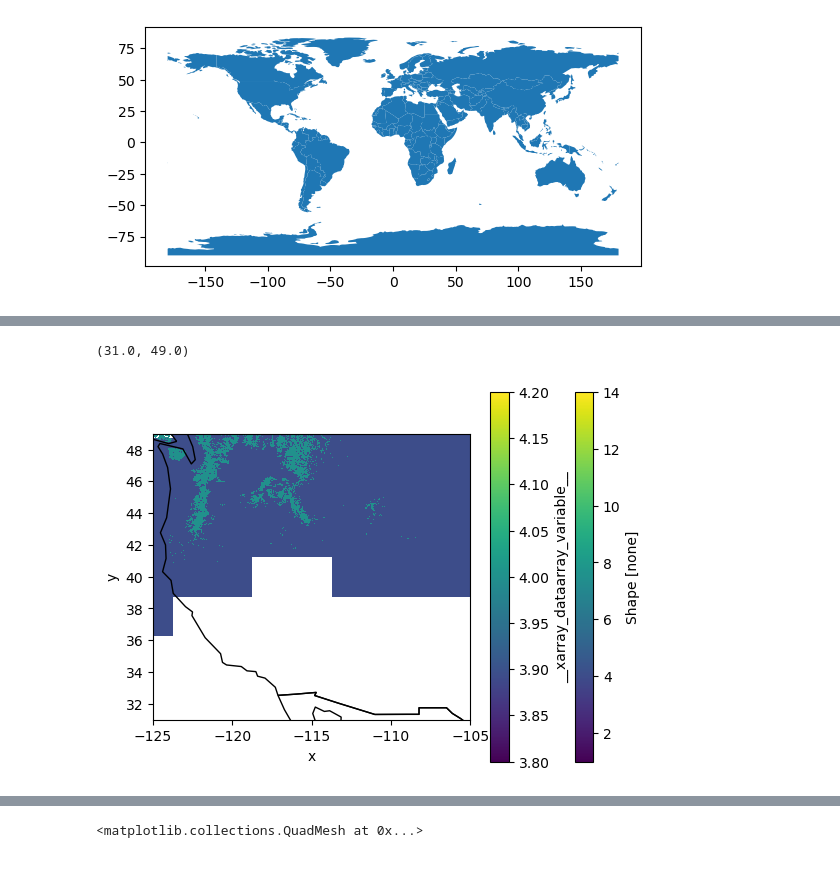
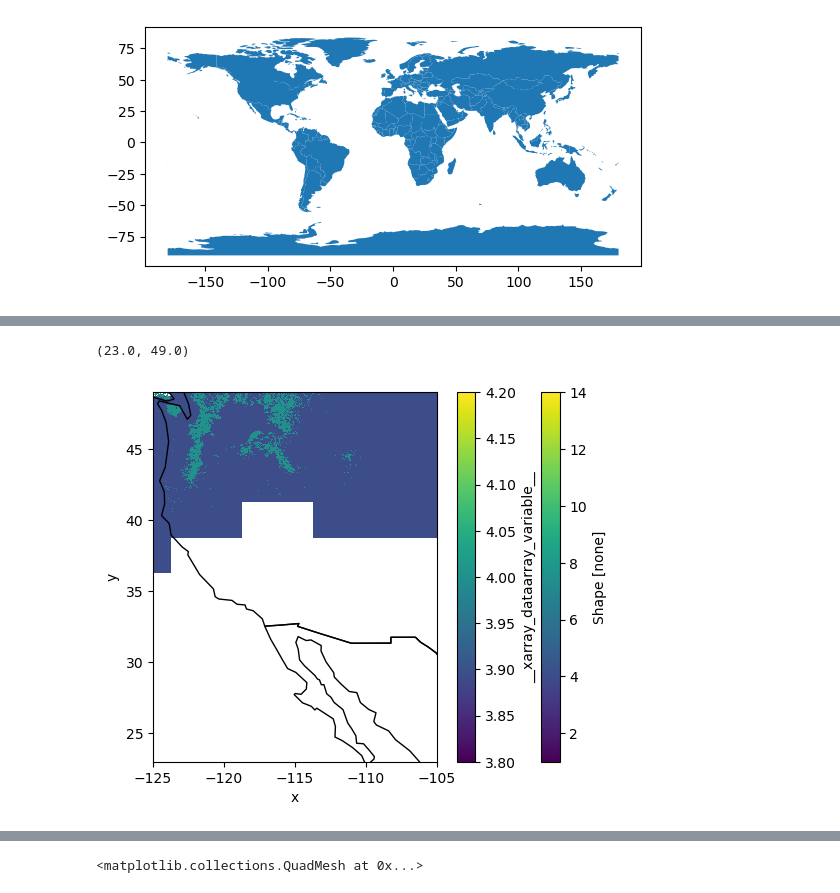
Before and after one commit to bessoh2/correlated-domains, a Jupyter notebook: notebooks/AR_analysis.ipynb, the cells around one changed output, grey strips where cells are left out. Saved outputs shown, nothing was run; the diff lists cells and outputs as text; code cells hidden in the pictures.

```diff
--- a/notebooks/AR_analysis.ipynb
+++ b/notebooks/AR_analysis.ipynb
@@ -38,4 +100,4 @@ world = gpd.read_file(gpd.datasets.get_path('naturalearth_lowres'))
 #     ds = ds.rio.set_spatial_dims('lon','lat',inplace=True)
 #     return ds
 
-ars = xr.open_dataset('../data/dataverse_files/NCEP-NCAR/globalARcatalog_NCEP-NCAR_1948-2021_v3.0.nc')
+# ars = xr.open_dataset('../data/dataverse_files/NCEP-NCAR/globalARcatalog_NCEP-NCAR_1948-2021_v3.0.nc')
@@ -43,7 +356,7 @@ ars = xr.open_dataset('../data/dataverse_files/NCEP-NCAR/globalARcatalog_NCEP-NC
 ars.coords['lon'] = (ars.coords['lon'] + 180) % 360 - 180
 ars = ars.sortby(ars.lon)
 # %%
-#ars = ars.rio.set_spatial_dims('lon','lat',inplace=True)
+ars = ars.rio.set_spatial_dims('lon','lat',inplace=True)
 # %%
 clusters = xr.open_dataset('../data/swe_reanalysis_5clusters.nc')
 clusters = clusters.__xarray_dataarray_variable__
@@ -146,11 +459,11 @@ array(['1996-12-25T00:00:00.000000000', '1996-12-25T06:00:00.000000000',
 # %%
 fig, ax = plt.subplots()
 ars.sel(time=slice("2006-11-06", "2006-11-07"))['shapemap'][0,7,0,:,:].rio.set_crs('epsg:4326').plot(ax=ax)
 clusters.where(clusters==4).plot(ax=ax)
 world.plot(ax=ax,facecolor='none', edgecolor='k')
 ax.set_xlim(-125,-105)
-ax.set_ylim(31,49)
+ax.set_ylim(23,49)
 #print(ars.sel(time=slice("2006-11-06", "2006-11-07"))['time'].values)
 # %% [output]
-(31.0, 49.0)
+(23.0, 49.0)
-[figure, old version]
+[figure, new version]
```
Also changed, not shown: parts of 33 cells of this notebook, 2 other files.
